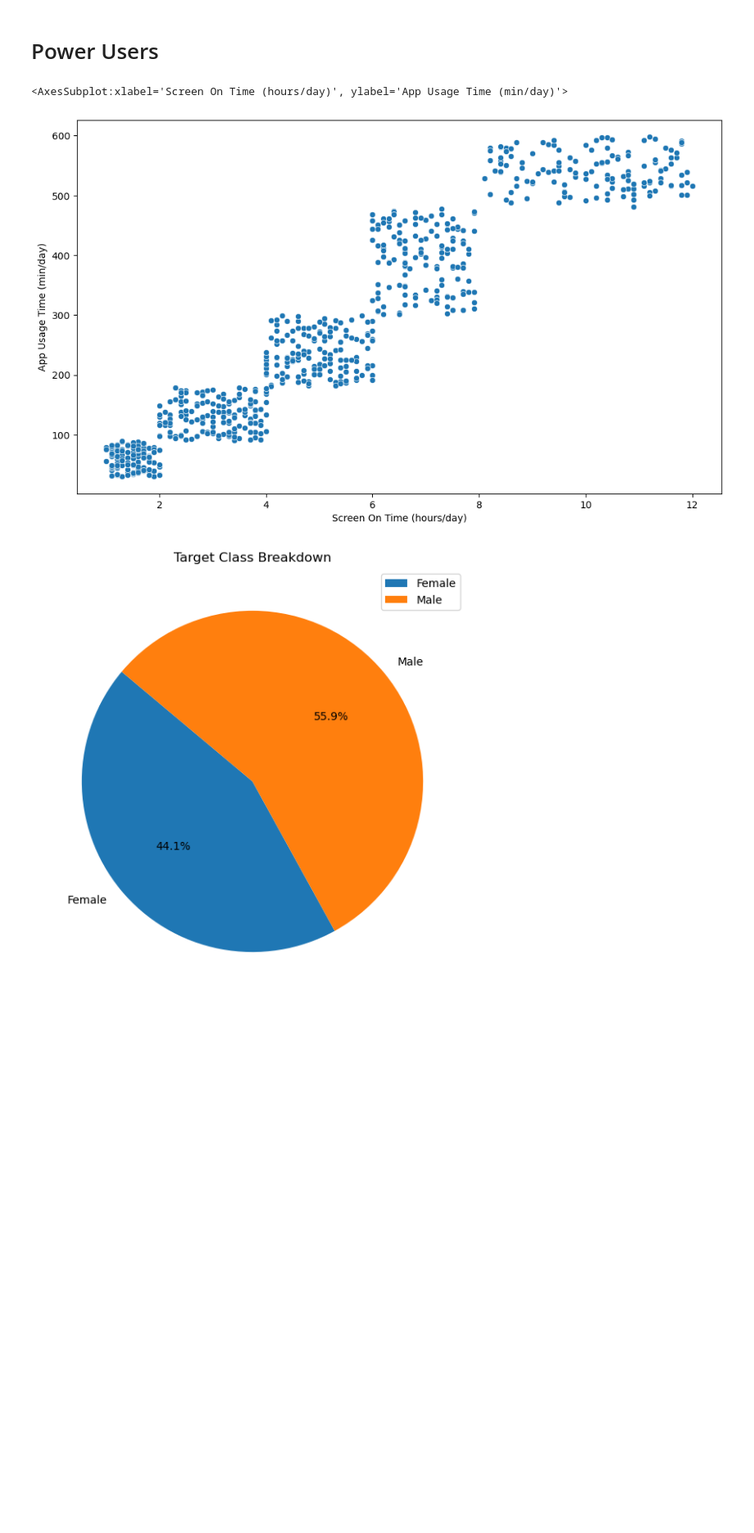
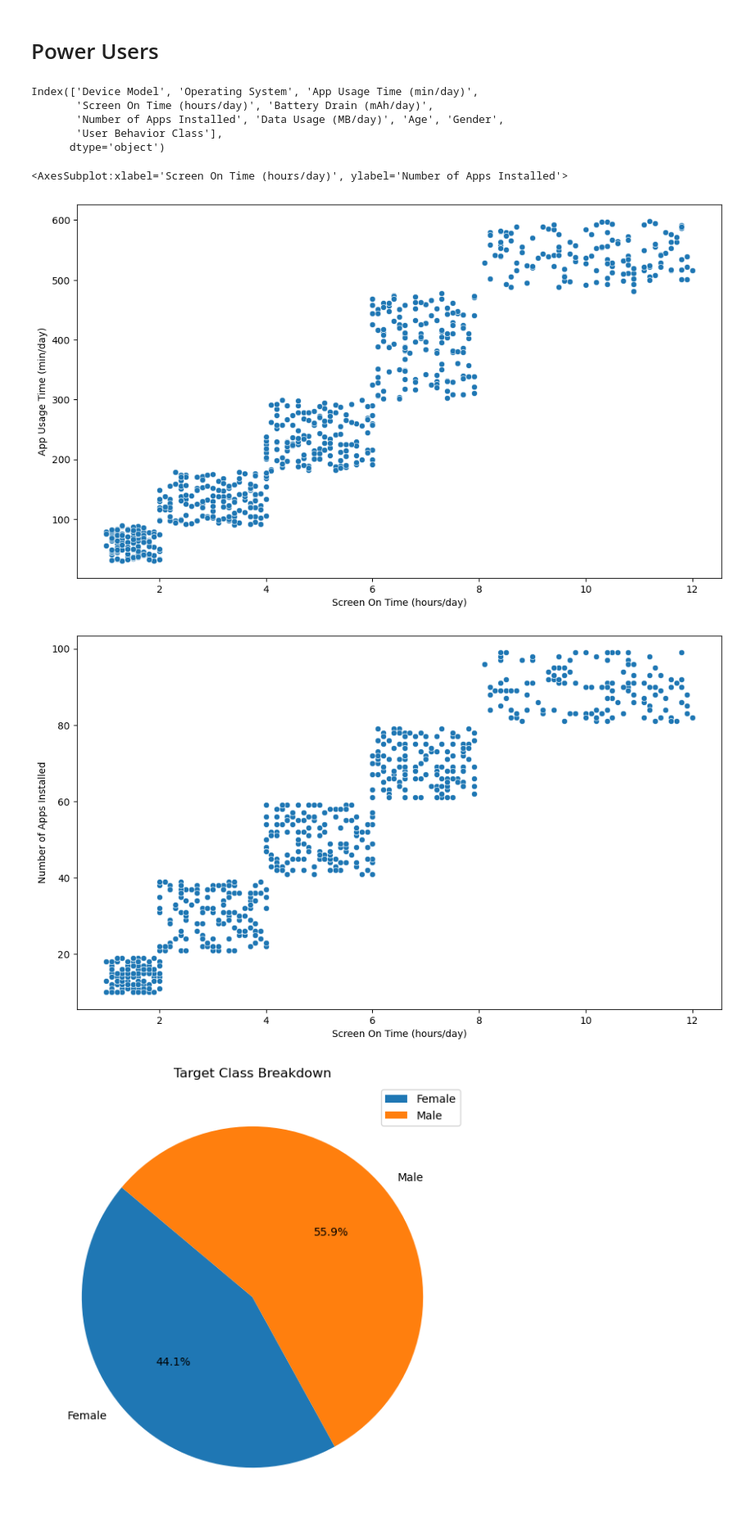
Before and after one commit to MaukanMir/Mobile-Device-Usage-Classification, a Jupyter notebook: training.ipynb, the cells around one changed output. Shown at 82% size. Drawn from its saved outputs; the diff is of its cells as text; code cells hidden in the pictures; blank space fills up the shorter version.

```diff
--- a/training.ipynb
+++ b/training.ipynb
@@ -416,12 +416,24 @@ aggregate_dataset(df, interested_columns, "Gender", "mean")
 [figure]
 # %% [markdown]
 # Power Users
+# %%
+df.columns
+# %% [output]
+Index(['Device Model', 'Operating System', 'App Usage Time (min/day)',
+       'Screen On Time (hours/day)', 'Battery Drain (mAh/day)',
+       'Number of Apps Installed', 'Data Usage (MB/day)', 'Age', 'Gender',
+       'User Behavior Class'],
+      dtype='object')
 # %%
 plt.figure(figsize=(12, 7))
 sns.scatterplot(data=df, x="Screen On Time (hours/day)", y="App Usage Time (min/day)")
+
+plt.figure(figsize=(12, 7))
+sns.scatterplot(data=df, x="Screen On Time (hours/day)", y="Number of Apps Installed")
 # %% [output]
-<AxesSubplot:xlabel='Screen On Time (hours/day)', ylabel='App Usage Time (min/day)'>
+<AxesSubplot:xlabel='Screen On Time (hours/day)', ylabel='Number of Apps Installed'>
 [figure]
+[figure, added]
 # %%
 power_users = df[ df["User Behavior Class"] == 5]
 check_class_imbalance(power_users["Gender"])
```
